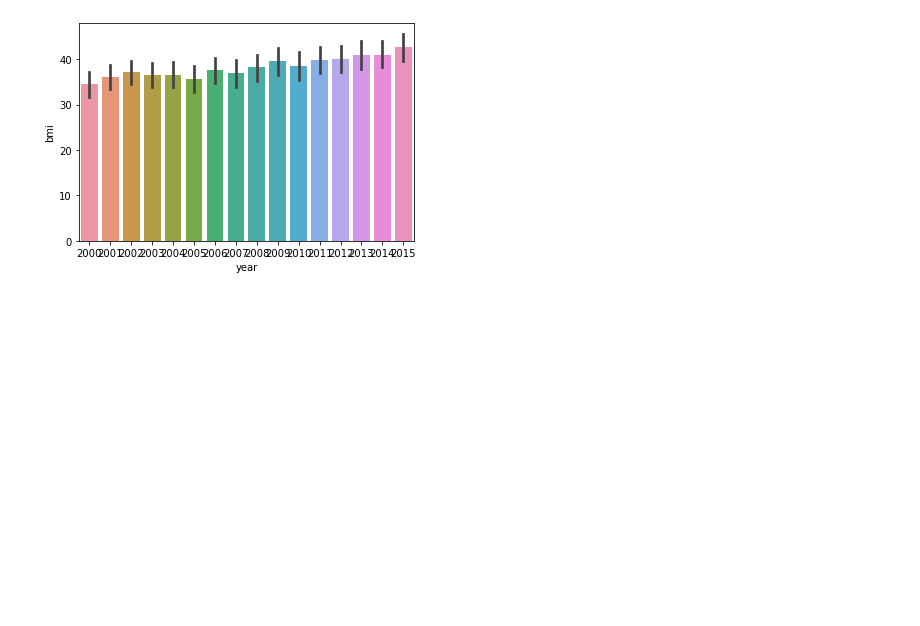
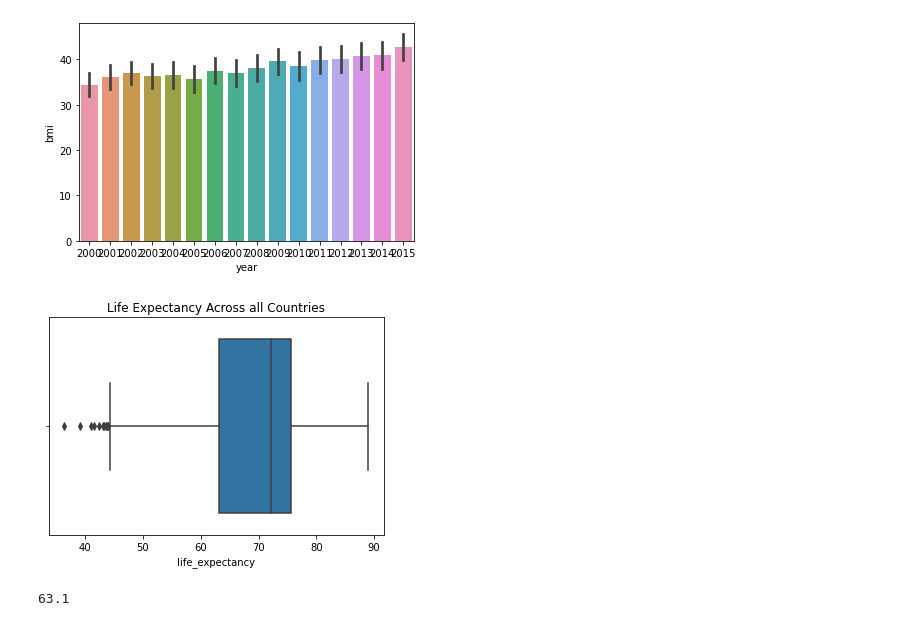
Before and after one commit to bmccabe96/Life_Expectancy_Regression, a Jupyter notebook: Analysis.ipynb, the cells around one changed output. Cells and saved outputs as stored; diff of their text form; code cells hidden in the pictures; blank space fills up the shorter version.

```diff
--- a/Analysis.ipynb
+++ b/Analysis.ipynb
@@ -305,3 +306,13 @@ sns.barplot(df.year, df.bmi)
 # %% [output]
 <matplotlib.axes._subplots.AxesSubplot at 0x...>
 [figure]
+# %%
+sns.boxplot(df.life_expectancy, )
+plt.title("Life Expectancy Across all Countries")
+plt.savefig("Life_Exp_Boxplot")
+# %% [output]
+[figure, added]
+# %%
+np.percentile(df.life_expectancy, 25)
+# %% [output]
+63.1
```
Also changed, not shown: parts of 3 cells of this notebook, 2 other files.
